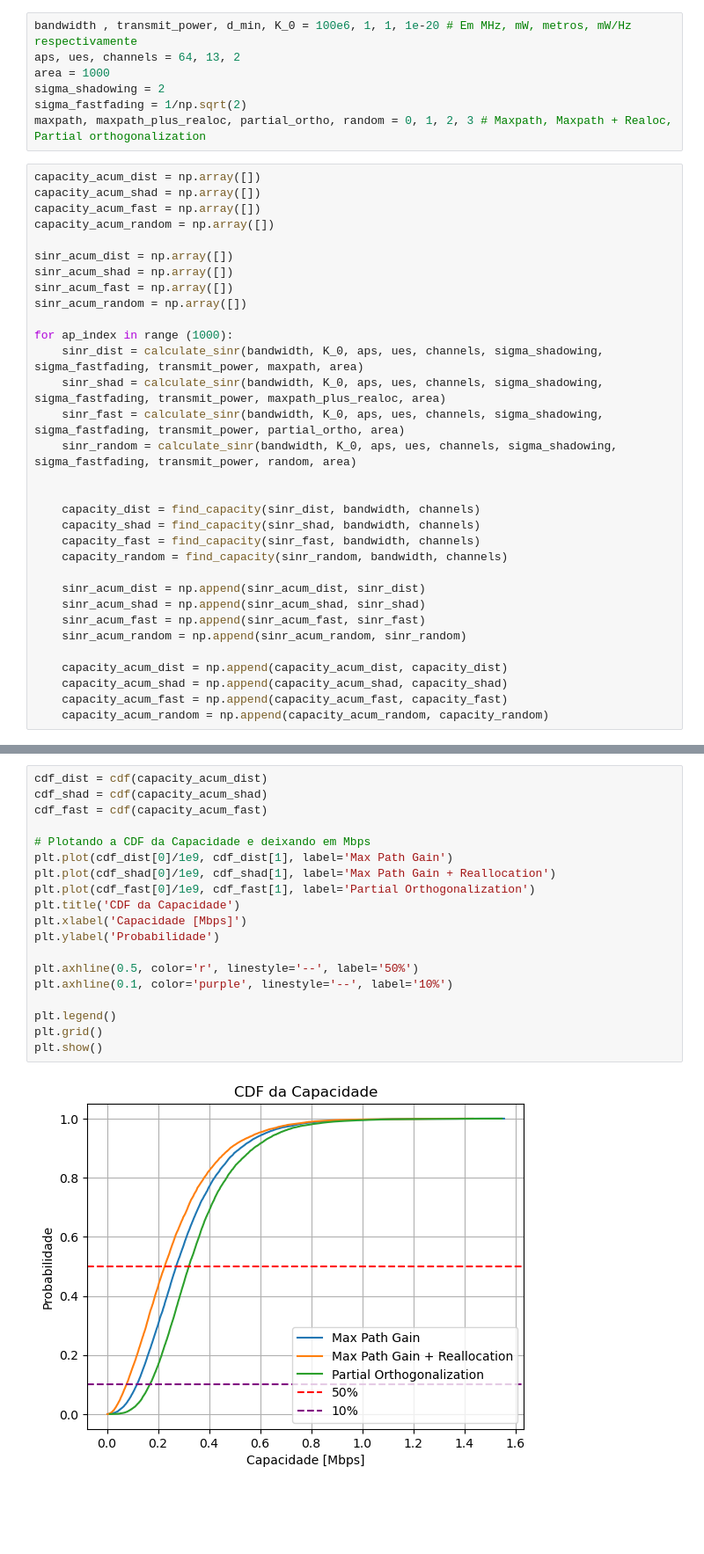
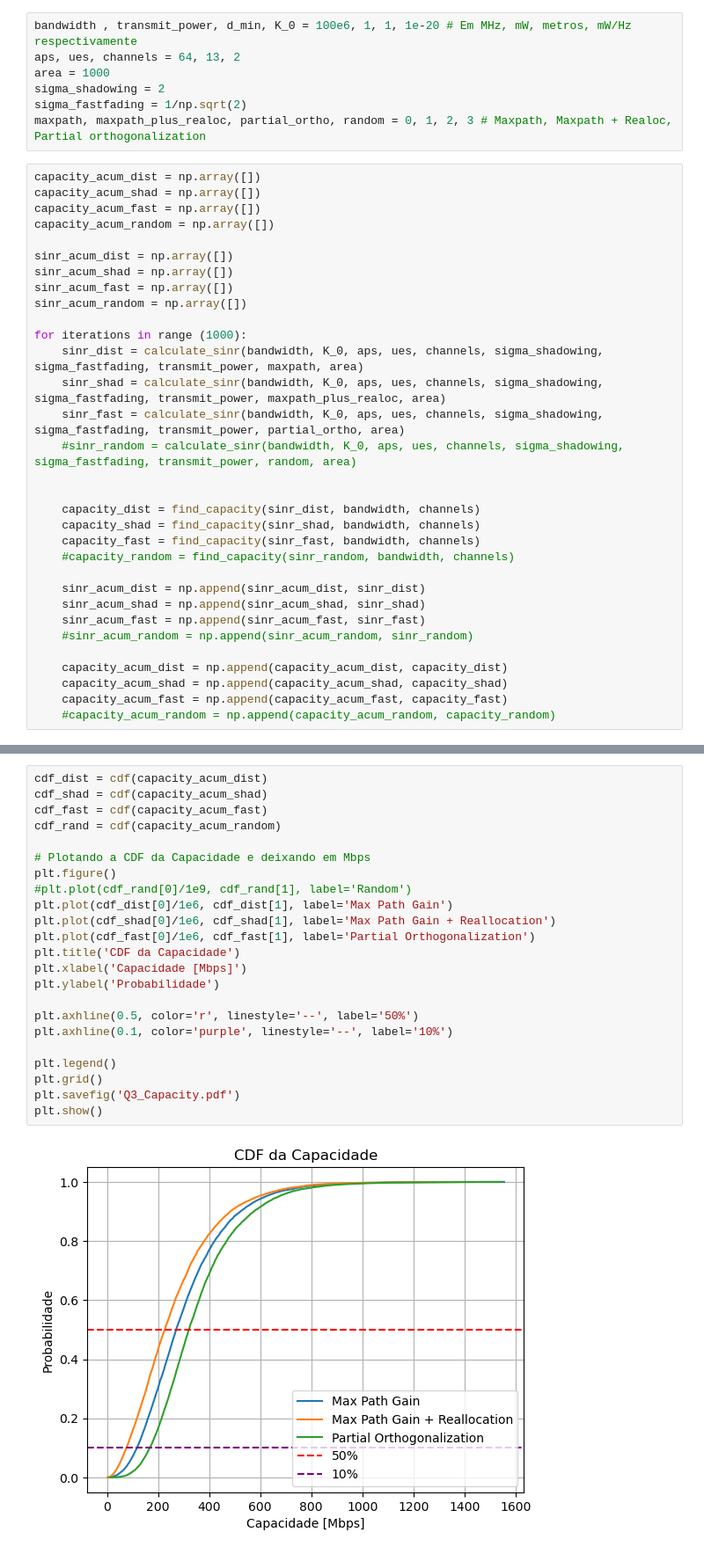
Before and after one commit to vitorfraga12/Intro-to-Wirelles---Part-3, a Jupyter notebook: Questao3.ipynb, the cells around one changed output, grey strips where cells are left out. Shown at 88% size. Cells and saved outputs as stored; diff of their text form; blank space fills up the shorter version.

```diff
--- a/Questao3.ipynb
+++ b/Questao3.ipynb
@@ -374,27 +374,27 @@ sinr_acum_shad = np.array([])
 sinr_acum_fast = np.array([])
 sinr_acum_random = np.array([])
 
-for ap_index in range (1000):
+for iterations in range (1000):
     sinr_dist = calculate_sinr(bandwidth, K_0, aps, ues, channels, sigma_shadowing, sigma_fastfading, transmit_power, maxpath, area)
     sinr_shad = calculate_sinr(bandwidth, K_0, aps, ues, channels, sigma_shadowing, sigma_fastfading, transmit_power, maxpath_plus_realoc, area)
     sinr_fast = calculate_sinr(bandwidth, K_0, aps, ues, channels, sigma_shadowing, sigma_fastfading, transmit_power, partial_ortho, area)
-    sinr_random = calculate_sinr(bandwidth, K_0, aps, ues, channels, sigma_shadowing, sigma_fastfading, transmit_power, random, area)
+    #sinr_random = calculate_sinr(bandwidth, K_0, aps, ues, channels, sigma_shadowing, sigma_fastfading, transmit_power, random, area)
 
 
     capacity_dist = find_capacity(sinr_dist, bandwidth, channels)
     capacity_shad = find_capacity(sinr_shad, bandwidth, channels)
     capacity_fast = find_capacity(sinr_fast, bandwidth, channels)
-    capacity_random = find_capacity(sinr_random, bandwidth, channels)
+    #capacity_random = find_capacity(sinr_random, bandwidth, channels)
 
     sinr_acum_dist = np.append(sinr_acum_dist, sinr_dist)
     sinr_acum_shad = np.append(sinr_acum_shad, sinr_shad)
     sinr_acum_fast = np.append(sinr_acum_fast, sinr_fast)
-    sinr_acum_random = np.append(sinr_acum_random, sinr_random)
+    #sinr_acum_random = np.append(sinr_acum_random, sinr_random)
 
     capacity_acum_dist = np.append(capacity_acum_dist, capacity_dist)
     capacity_acum_shad = np.append(capacity_acum_shad, capacity_shad)
     capacity_acum_fast = np.append(capacity_acum_fast, capacity_fast)
-    capacity_acum_random = np.append(capacity_acum_random, capacity_random)
+    #capacity_acum_random = np.append(capacity_acum_random, capacity_random)
 # %%
 cdf_sinr_dist = cdf(lin2db(sinr_acum_dist))
 cdf_sinr_shad = cdf(lin2db(sinr_acum_shad))
@@ -423,21 +428,25 @@ plt.show()
 # %%
 cdf_dist = cdf(capacity_acum_dist)
 cdf_shad = cdf(capacity_acum_shad)
 cdf_fast = cdf(capacity_acum_fast)
+cdf_rand = cdf(capacity_acum_random)
 
 # Plotando a CDF da Capacidade e deixando em Mbps
-plt.plot(cdf_dist[0]/1e9, cdf_dist[1], label='Max Path Gain')
-plt.plot(cdf_shad[0]/1e9, cdf_shad[1], label='Max Path Gain + Reallocation')
-plt.plot(cdf_fast[0]/1e9, cdf_fast[1], label='Partial Orthogonalization')
+plt.figure()
+#plt.plot(cdf_rand[0]/1e9, cdf_rand[1], label='Random')
+plt.plot(cdf_dist[0]/1e6, cdf_dist[1], label='Max Path Gain')
+plt.plot(cdf_shad[0]/1e6, cdf_shad[1], label='Max Path Gain + Reallocation')
+plt.plot(cdf_fast[0]/1e6, cdf_fast[1], label='Partial Orthogonalization')
 plt.title('CDF da Capacidade')
 plt.xlabel('Capacidade [Mbps]')
 plt.ylabel('Probabilidade')
 
 plt.axhline(0.5, color='r', linestyle='--', label='50%')
 plt.axhline(0.1, color='purple', linestyle='--', label='10%')
 
 plt.legend()
 plt.grid()
+plt.savefig('Q3_Capacity.pdf')
 plt.show()
 # %% [output]
-[figure, old version]
+[figure, new version]
```
Also changed, not shown: parts of 1 cell of this notebook, 4 other files.
